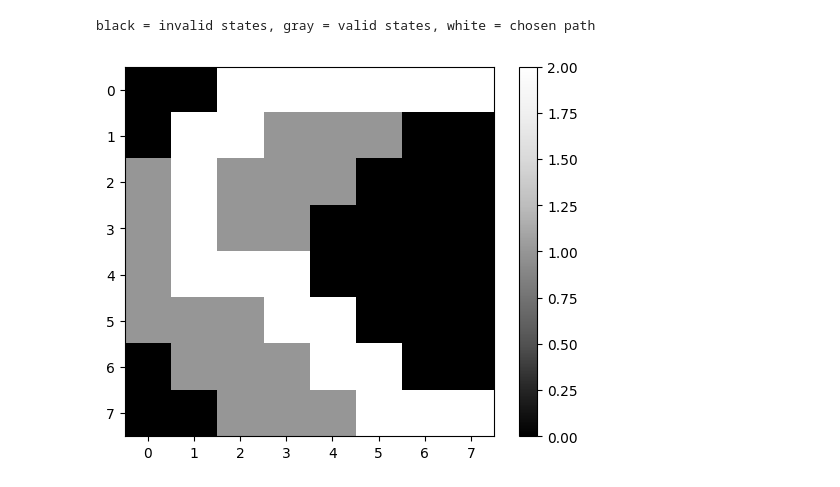
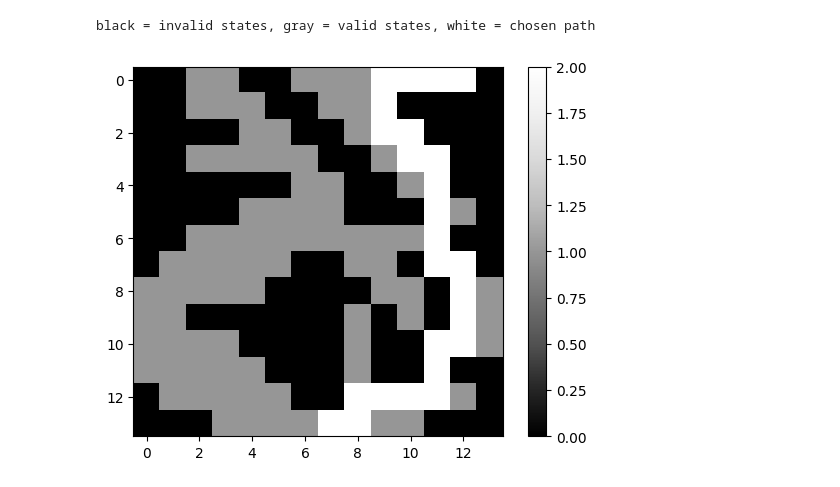
Before and after one commit to BCHoagland/MARL, a Jupyter notebook: value_iteration.ipynb, the cells around one changed output. Saved outputs shown, nothing was run; the diff lists cells and outputs as text; code cells hidden in the pictures.

```diff
--- a/value_iteration.ipynb
+++ b/value_iteration.ipynb
@@ -9,25 +9,31 @@ class GridWorldEnv(gym.Env):
     def __init__(self):
 
         # 0 = void, 1 = valid tile
-        # convention: bottom left is (0, 0), top right is (7, 7)
+        # convention: bottom left is (0, 0), top right is (N, N)
         self._grid = np.array([
-            [0, 0, 1, 1, 1, 1, 1, 1],
-            [0, 1, 1, 1, 1, 1, 0, 0],
-            [1, 1, 1, 1, 1, 0, 0, 0],
-            [1, 1, 0, 0, 0, 0, 0, 0],
-            [1, 1, 1, 1, 0, 0, 0, 0],
-            [1, 1, 1, 1, 1, 0, 0, 0],
-            [0, 1, 1, 1, 1, 1, 0, 0],
-            [0, 0, 0, 1, 1, 1, 1, 1],
+            [0, 0, 1, 1, 0, 0, 1, 1, 1, 1, 1, 1, 1, 0],
+            [0, 0, 1, 1, 1, 0, 0, 1, 1, 1, 0, 0, 0, 0],
+            [0, 0, 0, 0, 1, 1, 0, 0, 1, 1, 1, 0, 0, 0],
+            [0, 0, 1, 1, 1, 1, 1, 0, 0, 1, 1, 1, 0, 0],
+            [0, 0, 0, 0, 0, 0, 1, 1, 0, 0, 1, 1, 0, 0],
+            [0, 0, 0, 0, 1, 1, 1, 1, 0, 0, 0, 1, 1, 0],
+            [0, 0, 1, 1, 1, 1, 1, 1, 1, 1, 1, 1, 0, 0],
+            [0, 1, 1, 1, 1, 1, 0, 0, 1, 1, 0, 1, 1, 0],
+            [1, 1, 1, 1, 1, 0, 0, 0, 0, 1, 1, 0, 1, 1],
+            [1, 1, 0, 0, 0, 0, 0, 0, 1, 0, 1, 0, 1, 1],
+            [1, 1, 1, 1, 0, 0, 0, 0, 1, 0, 0, 1, 1, 1],
+            [1, 1, 1, 1, 1, 0, 0, 0, 1, 0, 0, 1, 0, 0],
+            [0, 1, 1, 1, 1, 1, 0, 0, 1, 1, 1, 1, 1, 0],
+            [0, 0, 0, 1, 1, 1, 1, 1, 1, 1, 1, 0, 0, 0],
         ], dtype=np.int32)
+        assert self._grid.shape[0] == self._grid.shape[1]
 
         # set to valid values in reset()
         self._agent_location = np.array([-1, -1], dtype=np.int32)
         self._target_location = np.array([-1, -1], dtype=np.int32)
 
-        # Observations are dictionaries with the agent's and the target's location.
-        # Each location is encoded as an element of {0, ..., `size`-1}^2
-        self.observation_space = gym.spaces.Box(low=0, high=7, shape=(7, 7), dtype=np.int32)
+        # Observations are dictionaries with the agent's and the target's location
+        self.observation_space = gym.spaces.Box(low=0, high=len(self._grid), shape=self._grid.shape, dtype=np.int32)
 
         # We have 4 actions, corresponding to "right", "up", "left", "down"
         # Dictionary maps the abstract actions to the directions on the grid
@@ -46,7 +52,7 @@ class GridWorldEnv(gym.Env):
         return {"distance": np.linalg.norm(self._agent_location - self._target_location, ord=2)}
 
     def _is_valid_state(self, state):
-        return False if self._grid[7 - state[0], state[1]] == 0 else True
+        return False if self._grid[len(self._grid) - state[0] - 1, state[1]] == 0 else True
 
 
     def _calc_new_state(self, state, action):
@@ -56,7 +62,7 @@ class GridWorldEnv(gym.Env):
             return state
 
         action_vector = self._action_to_direction[action]
-        new_state = np.clip(state + action_vector, 0, 7)
+        new_state = np.clip(state + action_vector, 0, len(self._grid) - 1)
 
         # don't move if action is invalid
         if not self._is_valid_state(new_state):
@@ -76,9 +82,9 @@ class GridWorldEnv(gym.Env):
     def reset(self, seed: int | None = None, options: dict | None = None):
         super().reset(seed=seed)
 
-        # agent starts in bottom right, target is top right
+        # agent starts in bottom row, target is top right-ish
         self._agent_location = np.array([0, 7], dtype=np.int32)
-        self._target_location = np.array([7, 7], dtype=np.int32)
+        self._target_location = np.array([13, 12], dtype=np.int32)
 
         observation = self._get_obs()
         info = self._get_info()
@@ -87,8 +93,7 @@ class GridWorldEnv(gym.Env):
     def step(self, action: int):
 
         # move agent
-        new_state = self._calc_new_state(self._agent_location, action)
-        self._agent_location = new_state
+        self._agent_location = self._calc_new_state(self._agent_location, action)
 
         # output
         terminated = np.array_equal(self._agent_location, self._target_location)
@@ -157,34 +168,34 @@ state, _ = env.reset()
 actions = np.arange(env.action_space.n)
 
 # start out the optimal policy's travelled path
-path = pd.DataFrame(env._grid)
+path = pd.DataFrame(env._grid.copy()[::-1])
 path.at[tuple(state)] = 2.0
 
 # iterate through env and track path
-for _ in range(20):
+for i in range(100):
 
     # get action that maximizes value function
     max_action = 0
     max_value = 0
     for action in actions:
         new_state = env._calc_new_state(state, action)
         value = V.at[tuple(new_state)]
         if value > max_value:
             max_value = value
             max_action = action
 
     # take that action & store the new state in the path
     state, _, terminated, _, _ = env.step(max_action)
     path.at[tuple(state)] = 2.0
 
     if terminated:
         break
 
 # show path
 print('black = invalid states, gray = valid states, white = chosen path')
 plt.imshow(path[::-1], cmap='Greys_r')
 plt.colorbar()
 plt.show()
 # %% [output]
 black = invalid states, gray = valid states, white = chosen path
-[figure, old version]
+[figure, new version]
```
Also changed, not shown: parts of 2 cells of this notebook.
